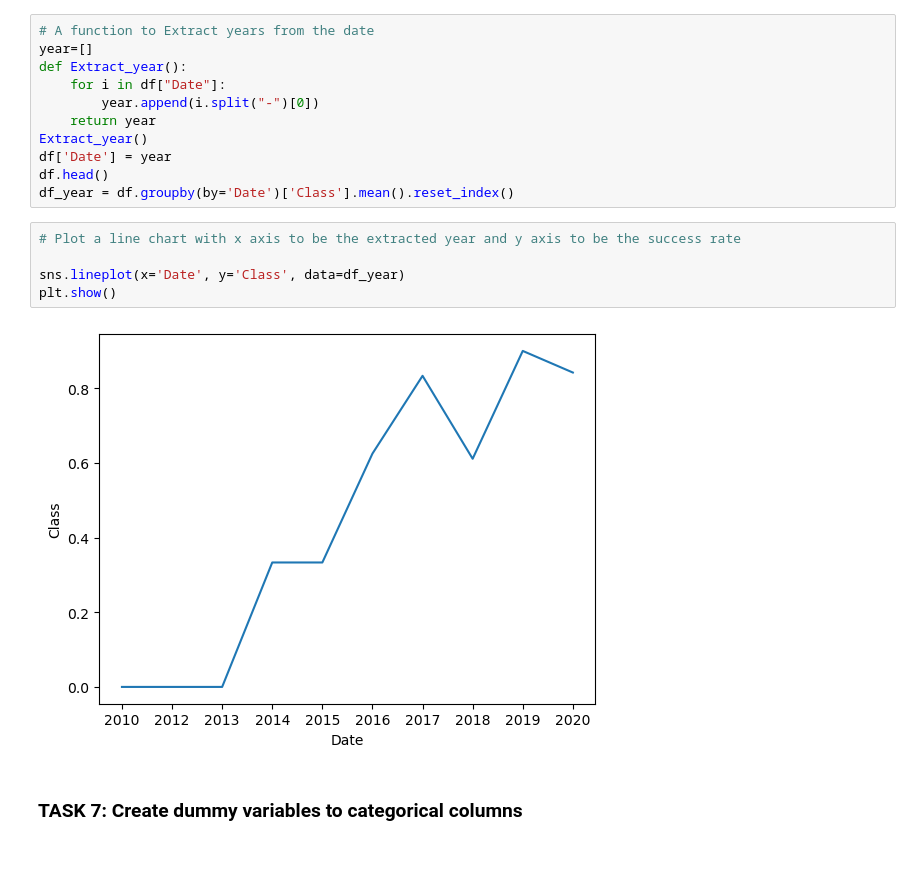
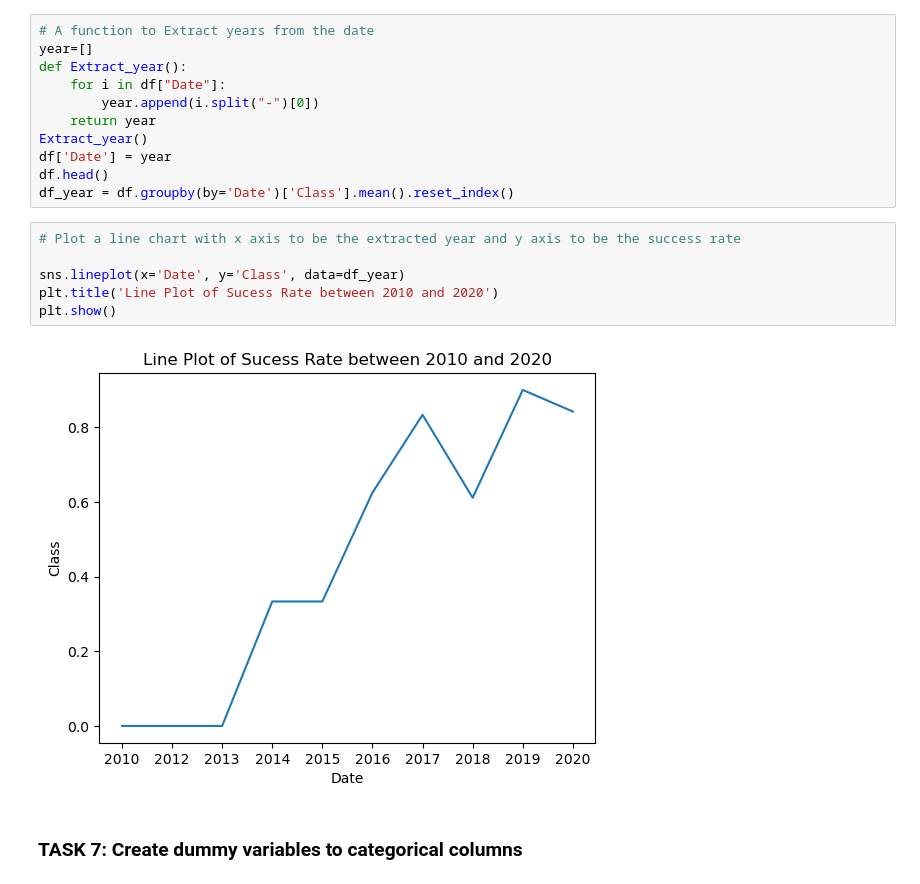
Before and after one commit to te-ex153/ibm-capstone, a Jupyter notebook: ibm_capstone_visualization.ipynb, the cells around one changed output. Saved outputs shown, nothing was run; the diff lists cells and outputs as text; blank space fills up the shorter version.

```diff
--- a/ibm_capstone_visualization.ipynb
+++ b/ibm_capstone_visualization.ipynb
@@ -135,10 +139,11 @@ df_year = df.groupby(by='Date')['Class'].mean().reset_index()
 # %%
 # Plot a line chart with x axis to be the extracted year and y axis to be the success rate
 
 sns.lineplot(x='Date', y='Class', data=df_year)
+plt.title('Line Plot of Sucess Rate between 2010 and 2020')
 plt.show()
 # %% [output]
-[figure, old version]
+[figure, new version]
 # %% [markdown]
 ### TASK  7: Create dummy variables to categorical columns
 # %% [markdown]
```
Also changed, not shown: parts of 5 cells of this notebook.
